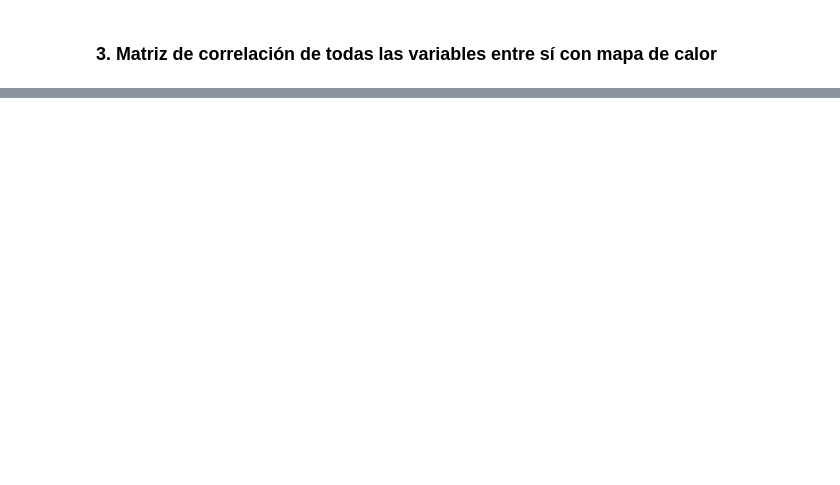
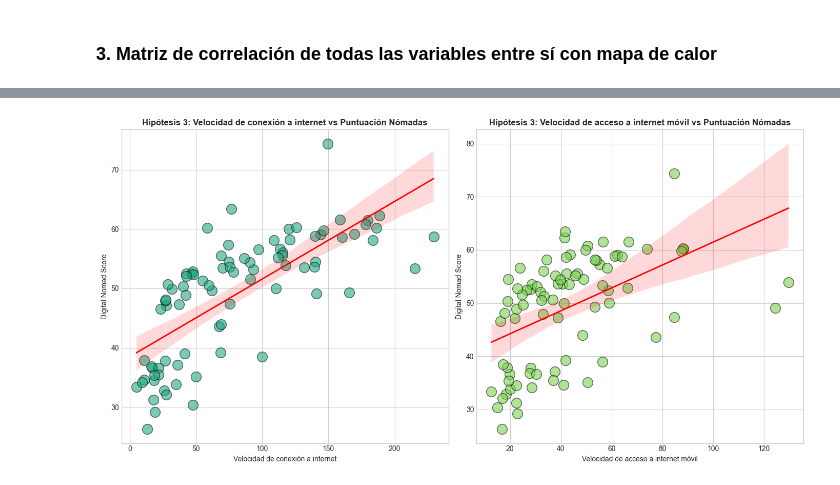
Before and after one commit to danielaaguirrej55-source/EDA-Nomadismo-Digital, a Jupyter notebook: src/notebooks/EDA-bivariante-juanfcia-draft.ipynb, the cells around one changed output, grey strips where cells are left out. Cells and saved outputs as stored; diff of their text form; code cells hidden in the pictures; blank space fills up the shorter version.

```diff
--- a/src/notebooks/EDA-bivariante-juanfcia-draft.ipynb
+++ b/src/notebooks/EDA-bivariante-juanfcia-draft.ipynb
@@ -334,0 +456,49 @@ Después vienen índice de felicidad, coste de comidas fuera de casa y gasto men
+# %%
+# Mismos scatters plot pero con línea de tendencia que representa el coeficiente de Pearson:
+# 1. Velocidad de conexión a internet vs Puntuación de Nómadas digitales a destinos concretos
+# 2. Velocidad de acceso a internet móvil vs Puntuación de Nómadas digitales a destinos concretos
+
+fig, axes = plt.subplots(1, 2, figsize=(14, 7))
+
+# Scatter plot 1: velocidad de conexión a internet vs puntuación de Nómadas digitales a destinos concretos
+
+sns.regplot(
+    data=df_cost_circleloop,
+    x='broadband_speed_mbps',
+    y='digital_nomad_score',
+    ax=axes[0],
+    scatter_kws={
+        'color': '#22A884',
+        'alpha': 0.6,
+        'edgecolors': 'black',
+        's': 200
+    },
+    line_kws={'color': 'red', 'linewidth': 2}
+)
+axes[0].set_xlabel('Velocidad de conexión a internet')
+axes[0].set_ylabel('Digital Nomad Score')
+axes[0].set_title('Hipótesis 3: Velocidad de conexión a internet vs Puntuación Nómadas', fontsize=12, fontweight='bold')
+
+# Scatter plot 2: velocidad de acceso a internet móvil vs puntuación de Nómadas digitales a destinos concretos
+
+sns.regplot(
+    data=df_cost_circleloop,
+    x='mobile_speed_mbps',
+    y='digital_nomad_score',
+    ax=axes[1],
+    scatter_kws={
+        'color': '#7AD151',
+        'alpha': 0.6,
+        'edgecolors': 'black',
+        's': 200
+    },
+    line_kws={'color': 'red', 'linewidth': 2}
+)
+axes[1].set_xlabel('Velocidad de acceso a internet móvil')
+axes[1].set_ylabel('Digital Nomad Score')
+axes[1].set_title('Hipótesis 3: Velocidad de acceso a internet móvil vs Puntuación Nómadas', fontsize=12, fontweight='bold')
+
+plt.tight_layout()
+plt.show()
+# %% [output]
+[figure, added]
```
Also changed, not shown: parts of 16 cells of this notebook.
